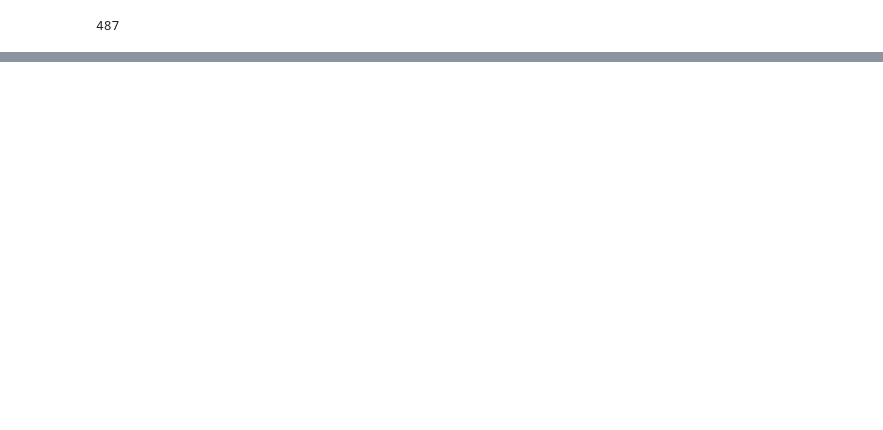
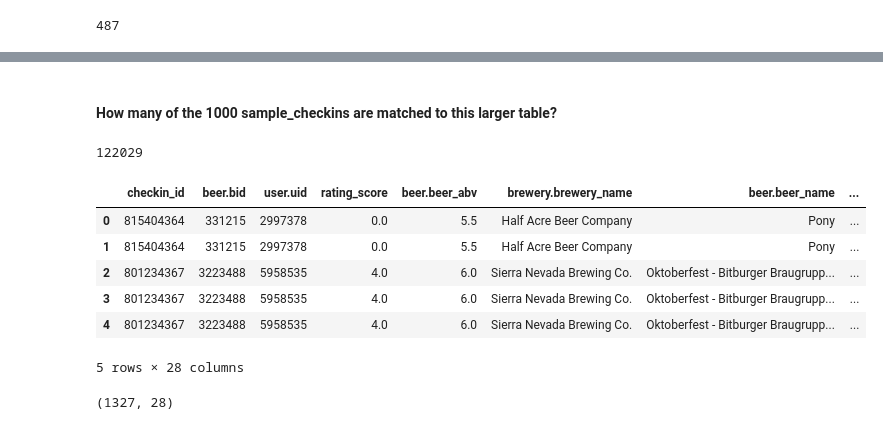
Before and after one commit to ebhtra/springboard, a Jupyter notebook: FirstLookCheckinEDA.ipynb, the cells around one changed output, grey strips where cells are left out. Saved outputs shown, nothing was run; the diff lists cells and outputs as text; code cells hidden in the pictures; blank space fills up the shorter version.

Commit message:
Find out what data make sense to merge and merge them into a single DF.

```diff
--- a/FirstLookCheckinEDA.ipynb
+++ b/FirstLookCheckinEDA.ipynb
@@ -173,0 +199,4 @@ sum(sample_checkins['beer.beer_style'].apply(lambda x: x.startswith('IPA')))
+# %%
+sample_beers = pd.read_csv('capstone_1/userbeers0.csv')
+# This is the df that has the untappd global beer ratings plus beer descriptions
+sample_beers.columns
@@ -173,0 +234,29 @@ sum(sample_checkins['beer.beer_style'].apply(lambda x: x.startswith('IPA')))
+# %% [markdown]
+#### How many of the 1000 sample_checkins are matched to this larger table?
+# %%
+id_desc = sample_beers[['beer.bid', 'beer.rating_score','beer.beer_description']]
+# %%
+# Make these unique for current merge
+id_desc = id_desc.drop_duplicates()
+# %%
+# how many unique rows
+len(id_desc)
+# %% [output]
+122029
+# %%
+# Inner join on beer.bid to add global rating and description where poss.
+matches = sample_checkins.merge(id_desc)
+# %%
+matches.head()
+# %% [output]
+|  | checkin_id | beer.bid | user.uid | rating_score | beer.beer_abv | brewery.brewery_name | beer.beer_name | ... |
+| 0 | 815404364 | 331215 | 2997378 | 0.0 | 5.5 | Half Acre Beer Company | Pony | ... |
+| 1 | 815404364 | 331215 | 2997378 | 0.0 | 5.5 | Half Acre Beer Company | Pony | ... |
+| 2 | 801234367 | 3223488 | 5958535 | 4.0 | 6.0 | Sierra Nevada Brewing Co. | Oktoberfest - Bitburger Braugrupp... | ... |
+| 3 | 801234367 | 3223488 | 5958535 | 4.0 | 6.0 | Sierra Nevada Brewing Co. | Oktoberfest - Bitburger Braugrupp... | ... |
+| 4 | 801234367 | 3223488 | 5958535 | 4.0 | 6.0 | Sierra Nevada Brewing Co. | Oktoberfest - Bitburger Braugrupp... | ... |
+5 rows × 28 columns
+# %%
+matches.shape
+# %% [output]
+(1327, 28)
```
Also changed, not shown: parts of 61 cells of this notebook.
